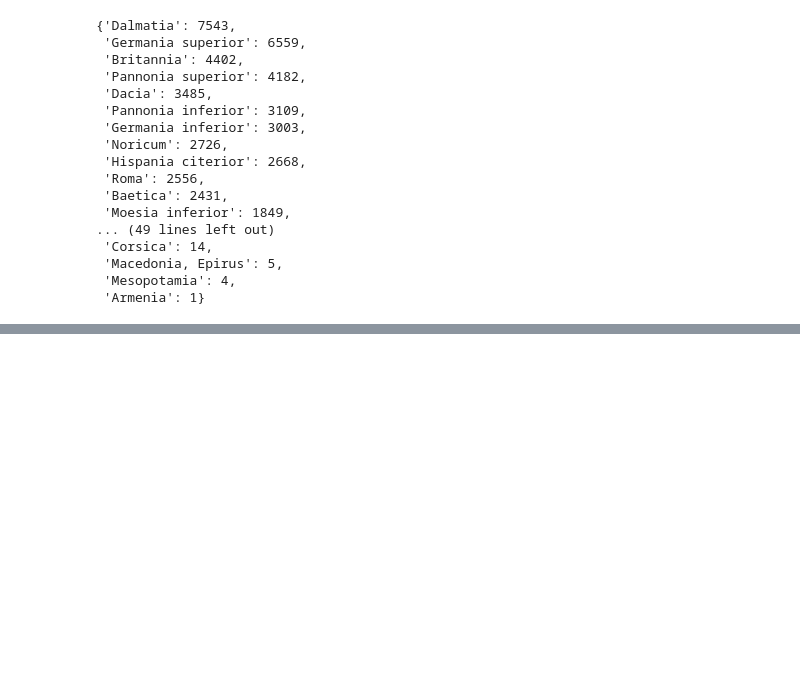
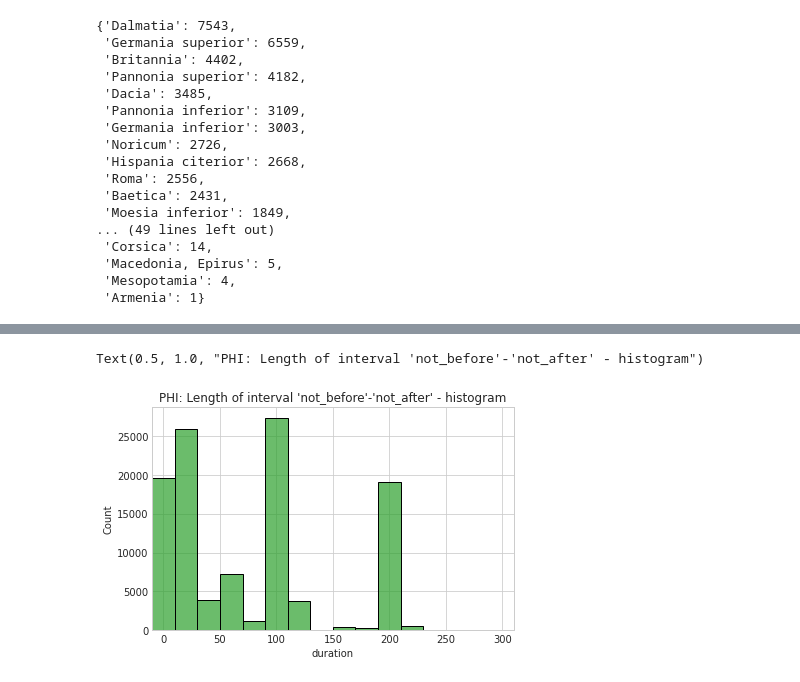
Before and after one commit to sdam-au/EDH_exploration, a Jupyter notebook: scripts/Py_EDH_TEMPORAL_EXPLORATION.ipynb, the cells around one changed output, grey strips where cells are left out. Cells and saved outputs as stored; diff of their text form; code cells hidden in the pictures; blank space fills up the shorter version.

```diff
--- a/scripts/Py_EDH_TEMPORAL_EXPLORATION.ipynb
+++ b/scripts/Py_EDH_TEMPORAL_EXPLORATION.ipynb
@@ -783,0 +1024,8 @@ ax.legend(handles=markers)
+# %%
+fig, ax = plt.subplots(figsize=(6, 4), tight_layout=True)
+sns.histplot(PHI["duration"], kde=False, bins=range(-10, 310,20), color="tab:green", alpha=0.7, ax=ax)
+ax.set_xlim(-10, 310)
+ax.set_title("PHI: Length of interval 'not_before'-'not_after' - histogram")
+# %% [output]
+Text(0.5, 1.0, "PHI: Length of interval 'not_before'-'not_after' - histogram")
+[figure, added]
```
Also changed, not shown: parts of 60 cells of this notebook.
